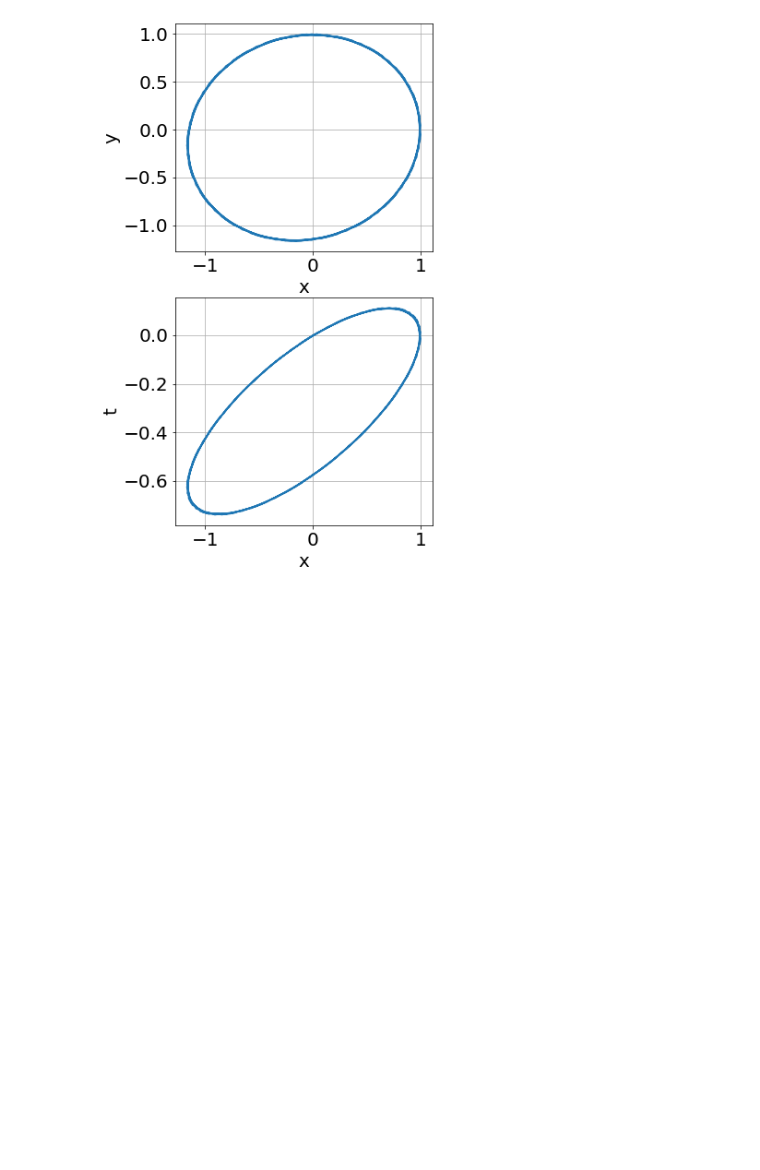
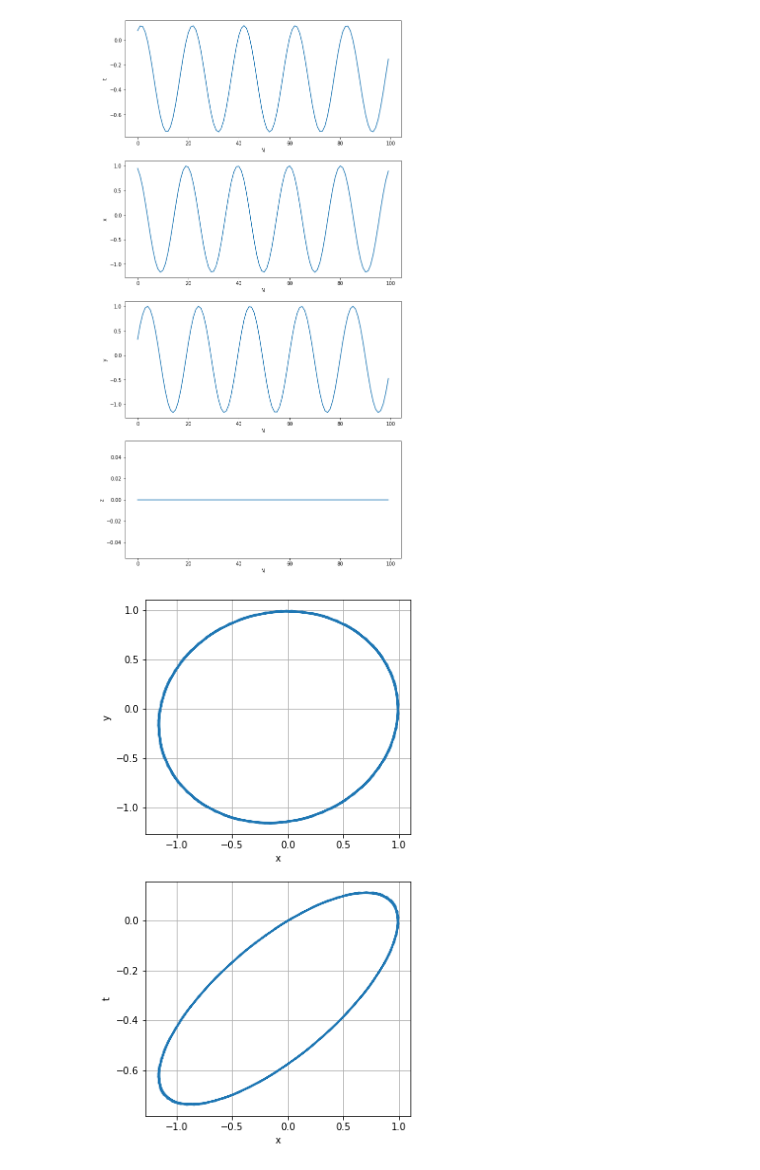
Before and after one commit to theofil/CompPhysics, a Jupyter notebook: examples/WignerLoops.ipynb, the cells around one changed output. Drawn from its saved outputs; the diff is of its cells as text; code cells hidden in the pictures; blank space fills up the shorter version.

Commit message:
Perform a sequence of Lorentz boosts in any (desired) direction

```diff
--- a/examples/WignerLoops.ipynb
+++ b/examples/WignerLoops.ipynb
@@ -60,16 +22,56 @@ Text(0, 0.5, 'z')
-# %%
-fig, ax = plt.subplots(2,1, figsize = (5,10))
-
-ax[0].plot(xs, ys)
-ax[0].set_ylabel('y')
-ax[0].set_xlabel('x')
-ax[0].grid(True)
-
-
-
-ax[1].plot(xs, ts)
-ax[1].set_ylabel('t')
-ax[1].set_xlabel('x')
-ax[1].grid(True)
-# %% [output]
-[figure, removed]
+# %%
+N = 100 # number of loops
+u = 0.5 # velocity of each boost
+W = Γ(0,-u,0)@Γ(-u,0,0)@Γ(0,u,0)@Γ(u,0,0) # a Wigner loop matrix product
+
+
+t, x, y, z = 0, 1, 0, 0 # initial four vector
+xμ = np.array([[t],[x],[y],[z]])
+#print(xμ)
+
+ts = []  # lists to store t-component of the for vector for each loop
+xs = []  # same for x,y,z-components
+ys = []
+zs = []
+for i in range(N): # perform N Wigner Loops
+    xμ = W@xμ      # xμ' = W xμ
+    ts += [xμ[0][0]]   # t-component of xμ
+    xs += [xμ[1][0]]   # x-component of xμ
+    ys += [xμ[2][0]]
+    zs += [xμ[3][0]]
+    #print(xμ)
+    #print(' ')
+
+# plot the components xμ for each N
+fig, ax = plt.subplots(4,1, figsize = (10,20))
+ax[0].plot(ts)
+ax[0].set_ylabel('t')
+ax[0].set_xlabel('N')
+
+ax[1].plot(xs)
+ax[1].set_ylabel('x')
+ax[1].set_xlabel('N')
+
+ax[2].plot(ys)
+ax[2].set_ylabel('y')
+ax[2].set_xlabel('N')
+
+ax[3].plot(zs)
+ax[3].set_ylabel('z')
+ax[3].set_xlabel('N')
+
+
+fig, ax = plt.subplots(2,1, figsize = (5,10))
+
+ax[0].plot(xs, ys)
+ax[0].set_ylabel('y')
+ax[0].set_xlabel('x')
+ax[0].grid(True)
+
+ax[1].plot(xs, ts)
+ax[1].set_ylabel('t')
+ax[1].set_xlabel('x')
+ax[1].grid(True)
+# %% [output]
+[figure, added]
+[figure, added]
```
Also changed, not shown: parts of 2 cells of this notebook.
